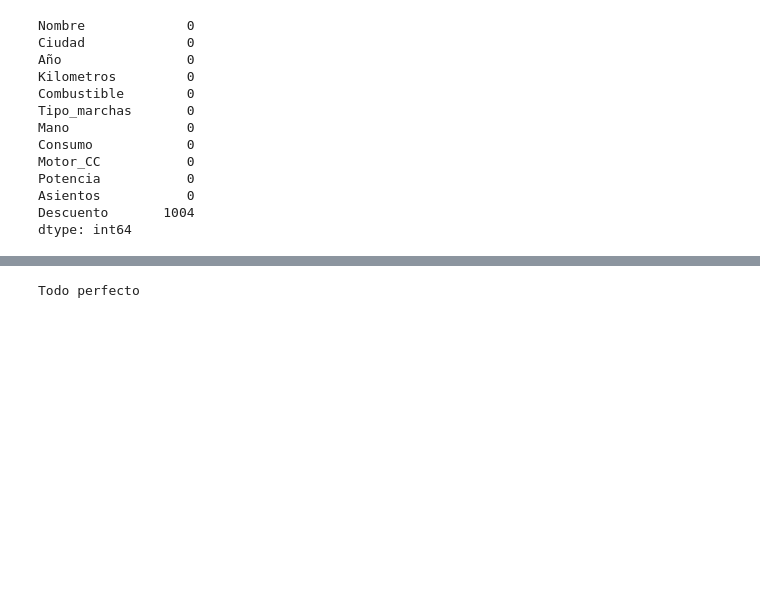
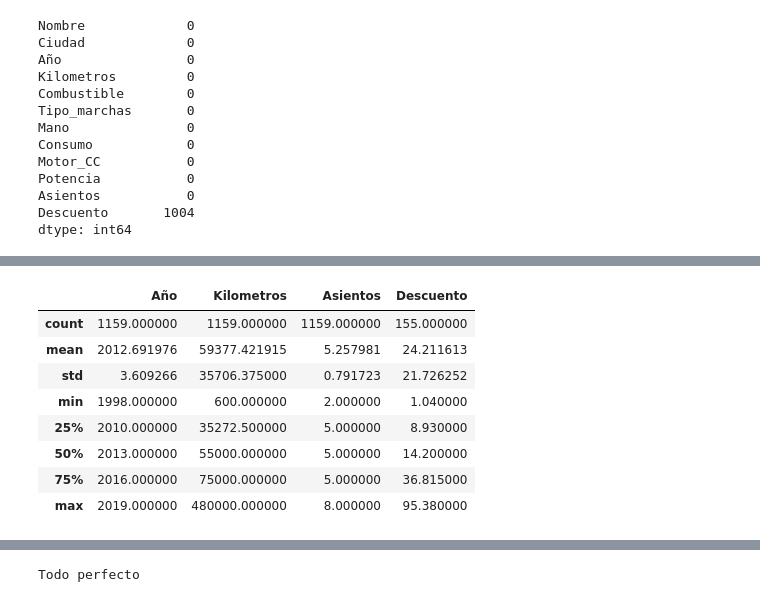
Before and after one commit to daviduster/used-car-price-prediction, a Jupyter notebook: notebooks/vanilla.ipynb, the cells around one changed output, grey strips where cells are left out. Drawn from its saved outputs; the diff is of its cells as text; code cells hidden in the pictures; blank space fills up the shorter version.

```diff
--- a/notebooks/vanilla.ipynb
+++ b/notebooks/vanilla.ipynb
@@ -174,0 +223,12 @@ There is 0 duplicated values in data frame
+# %%
+car_test.describe()
+# %% [output]
+|  | Año | Kilometros | Asientos | Descuento |
+| count | 1159.000000 | 1159.000000 | 1159.000000 | 155.000000 |
+| mean | 2012.691976 | 59377.421915 | 5.257981 | 24.211613 |
+| std | 3.609266 | 35706.375000 | 0.791723 | 21.726252 |
+| min | 1998.000000 | 600.000000 | 2.000000 | 1.040000 |
+| 25% | 2010.000000 | 35272.500000 | 5.000000 | 8.930000 |
+| 50% | 2013.000000 | 55000.000000 | 5.000000 | 14.200000 |
+| 75% | 2016.000000 | 75000.000000 | 5.000000 | 36.815000 |
+| max | 2019.000000 | 480000.000000 | 8.000000 | 95.380000 |
```
Also changed, not shown: parts of 34 cells of this notebook.
